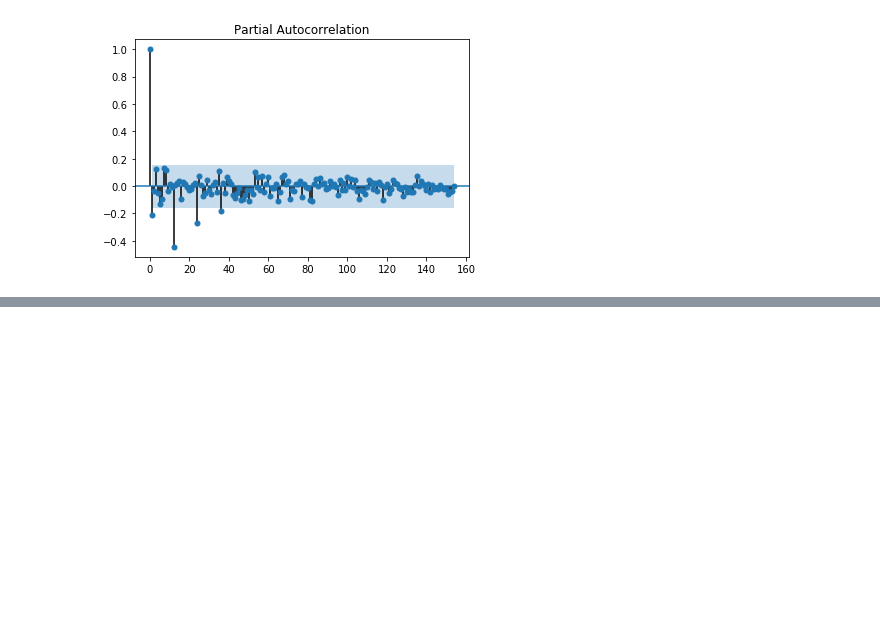
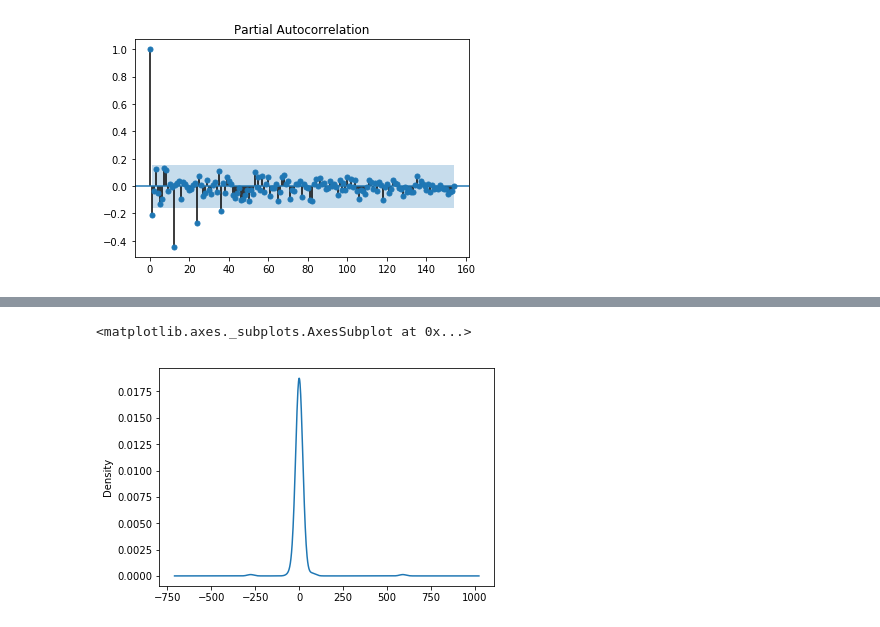
Before and after one commit to willianbriotto/ds-finance, a Jupyter notebook: ds-finance-course.ipynb, the cells around one changed output, grey strips where cells are left out. Cells and saved outputs as stored; diff of their text form; code cells hidden in the pictures; blank space fills up the shorter version.

```diff
--- a/ds-finance-course.ipynb
+++ b/ds-finance-course.ipynb
@@ -268,0 +298,5 @@ res = plot_pacf(df_milk['Seasonal First Difference'].dropna())
+# %%
+result.resid.plot(kind='kde')
+# %% [output]
+<matplotlib.axes._subplots.AxesSubplot at 0x...>
+[figure, added]
```
Also changed, not shown: parts of 10 cells of this notebook.
